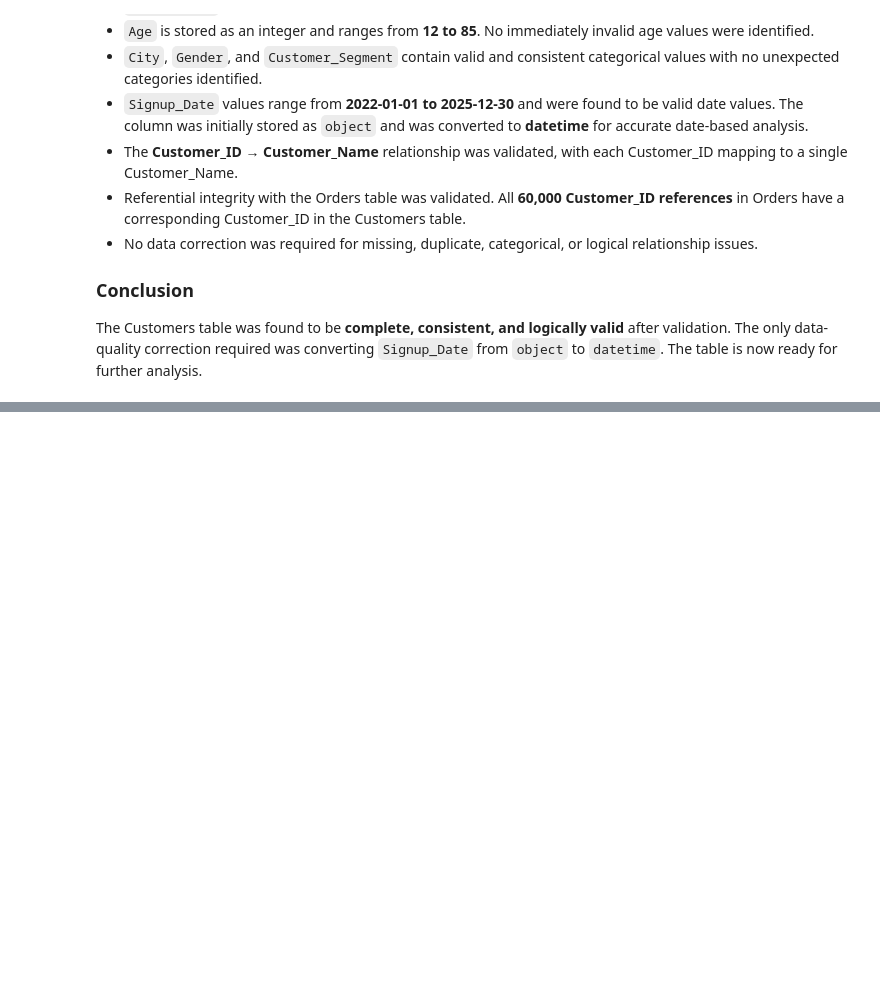
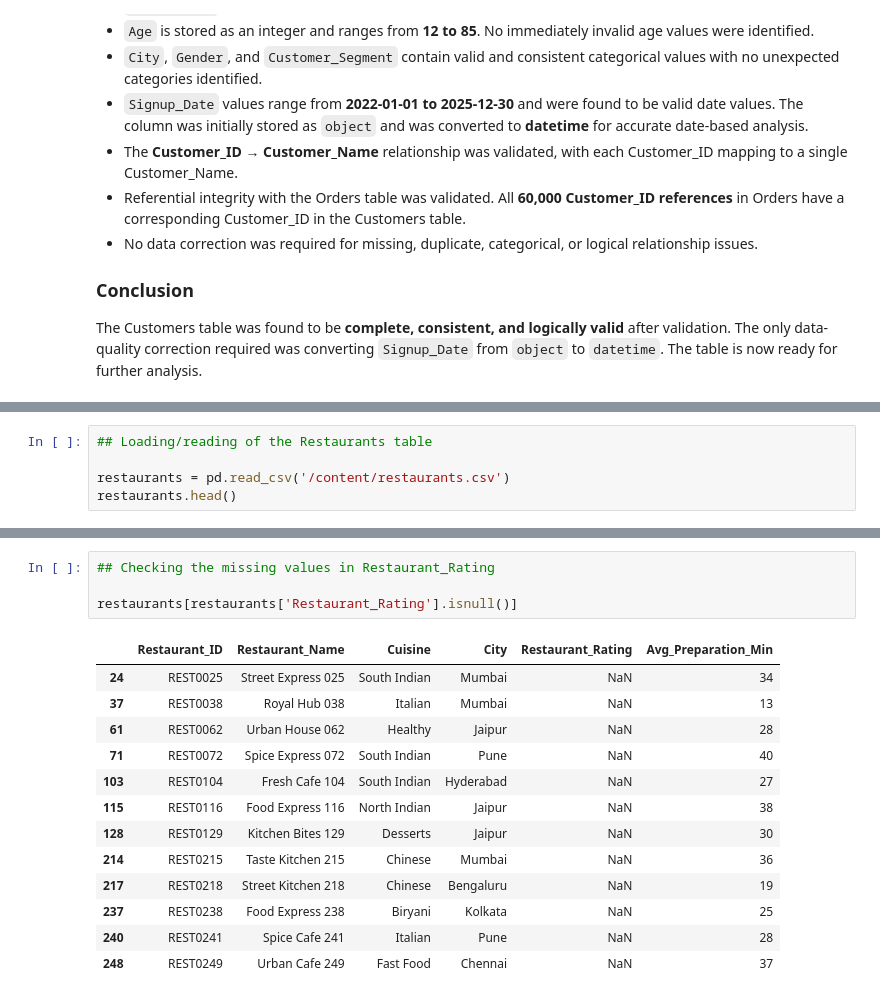
Before and after one commit to saradlakandri/Food-Delivery-Operations-Customer-Analytics, a Jupyter notebook: Python/Food_Delivery_Operations_Customer_Analytics.ipynb, the cells around one changed output, grey strips where cells are left out. Drawn from its saved outputs; the diff is of its cells as text; blank space fills up the shorter version.

Commit message:
Restaurant table data cleaning and validation

```diff
--- a/Python/Food_Delivery_Operations_Customer_Analytics.ipynb
+++ b/Python/Food_Delivery_Operations_Customer_Analytics.ipynb
@@ -1038,0 +1059,5 @@ The Customers table was found to be **complete, consistent, and logically valid*
+# %%
+## Loading/reading of the Restaurants table
+
+restaurants = pd.read_csv('/content/restaurants.csv')
+restaurants.head()
@@ -1038,0 +1097,18 @@ The Customers table was found to be **complete, consistent, and logically valid*
+# %%
+## Checking the missing values in Restaurant_Rating
+
+restaurants[restaurants['Restaurant_Rating'].isnull()]
+# %% [output]
+|  | Restaurant_ID | Restaurant_Name | Cuisine | City | Restaurant_Rating | Avg_Preparation_Min |
+| 24 | REST0025 | Street Express 025 | South Indian | Mumbai | NaN | 34 |
+| 37 | REST0038 | Royal Hub 038 | Italian | Mumbai | NaN | 13 |
+| 61 | REST0062 | Urban House 062 | Healthy | Jaipur | NaN | 28 |
+| 71 | REST0072 | Spice Express 072 | South Indian | Pune | NaN | 40 |
+| 103 | REST0104 | Fresh Cafe 104 | South Indian | Hyderabad | NaN | 27 |
+| 115 | REST0116 | Food Express 116 | North Indian | Jaipur | NaN | 38 |
+| 128 | REST0129 | Kitchen Bites 129 | Desserts | Jaipur | NaN | 30 |
+| 214 | REST0215 | Taste Kitchen 215 | Chinese | Mumbai | NaN | 36 |
+| 217 | REST0218 | Street Kitchen 218 | Chinese | Bengaluru | NaN | 19 |
+| 237 | REST0238 | Food Express 238 | Biryani | Kolkata | NaN | 25 |
+| 240 | REST0241 | Spice Cafe 241 | Italian | Pune | NaN | 28 |
+| 248 | REST0249 | Urban Cafe 249 | Fast Food | Chennai | NaN | 37 |
```
Also changed, not shown: parts of 36 cells of this notebook.
